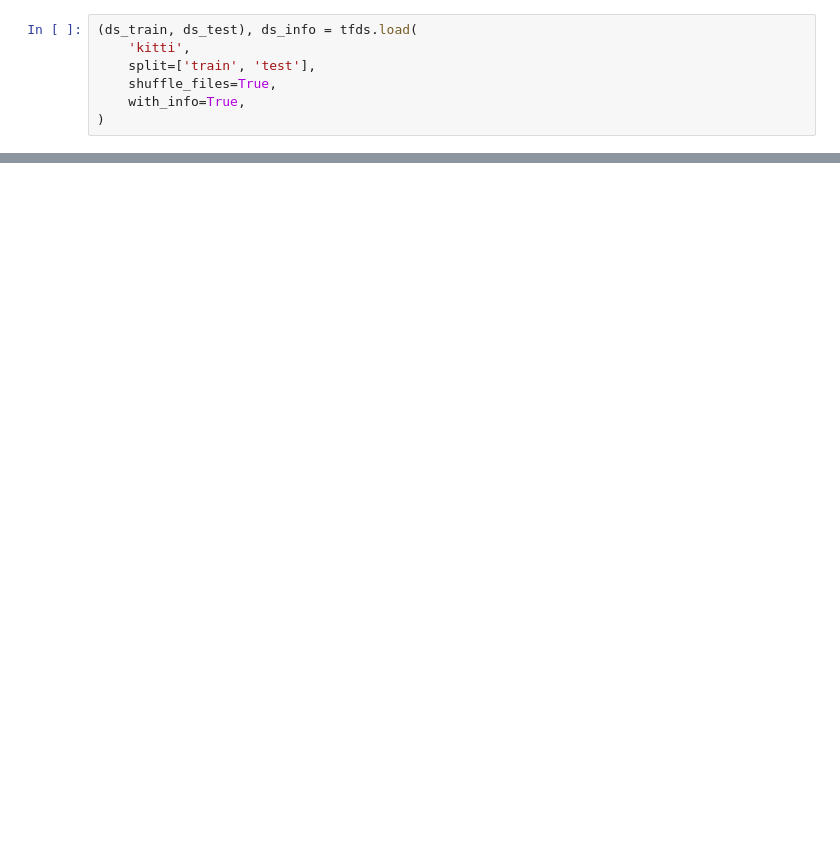
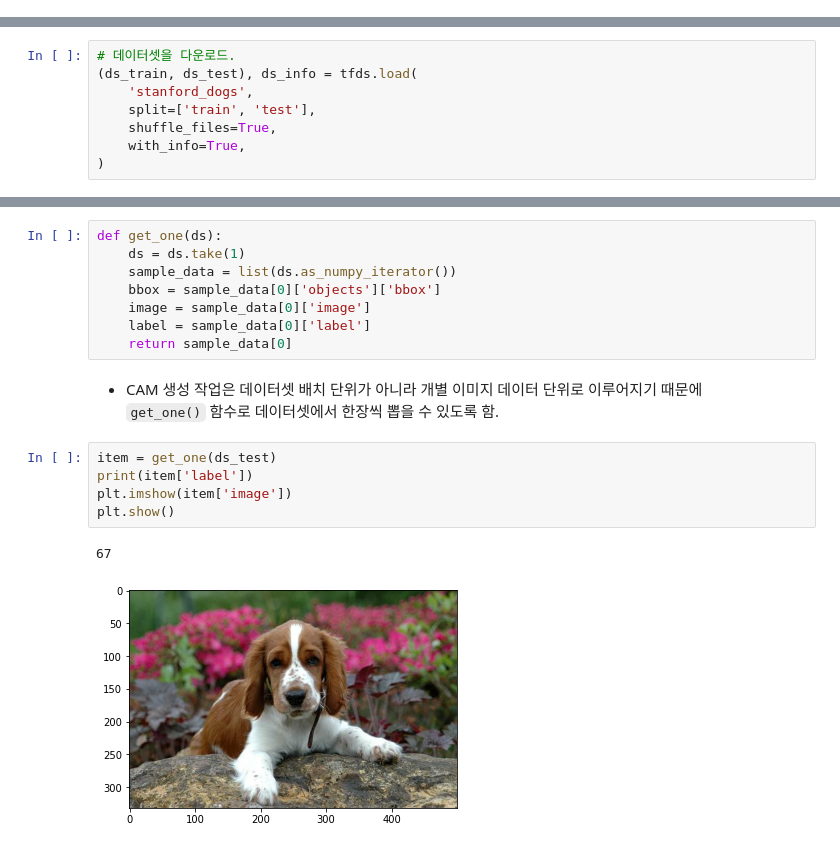
Before and after one commit to eugene27091/AIFFEL_GoingDeeper, a Jupyter notebook: GoingDeeper_05-06/GoingDeeper_05-06.ipynb, the cells around one changed output, grey strips where cells are left out. Drawn from its saved outputs; the diff is of its cells as text; blank space fills up the shorter version.

```diff
--- a/GoingDeeper_05-06/GoingDeeper_05-06.ipynb
+++ b/GoingDeeper_05-06/GoingDeeper_05-06.ipynb
@@ -50,7 +0,0 @@ from PIL import Image, ImageDraw
-# %%
-(ds_train, ds_test), ds_info = tfds.load(
-    'kitti',
-    split=['train', 'test'],
-    shuffle_files=True,
-    with_info=True,
-)
@@ -456,0 +24,8 @@ test_system(self_drive_assist)
+# %%
+# 데이터셋을 다운로드.
+(ds_train, ds_test), ds_info = tfds.load(
+    'stanford_dogs',
+    split=['train', 'test'],
+    shuffle_files=True,
+    with_info=True,
+)
@@ -456,0 +223,19 @@ test_system(self_drive_assist)
+# %%
+def get_one(ds):
+    ds = ds.take(1)
+    sample_data = list(ds.as_numpy_iterator())
+    bbox = sample_data[0]['objects']['bbox']
+    image = sample_data[0]['image']
+    label = sample_data[0]['label']
+    return sample_data[0]
+# %% [markdown]
+- CAM 생성 작업은 데이터셋 배치 단위가 아니라 개별 이미지 데이터 단위로 이루어지기 때문에
+<br/> `get_one()` 함수로 데이터셋에서 한장씩 뽑을 수 있도록 함.
+# %%
+item = get_one(ds_test)
+print(item['label'])
+plt.imshow(item['image'])
+plt.show()
+# %% [output]
+67
+[figure, added]
```
Also changed, not shown: parts of 76 cells of this notebook.
